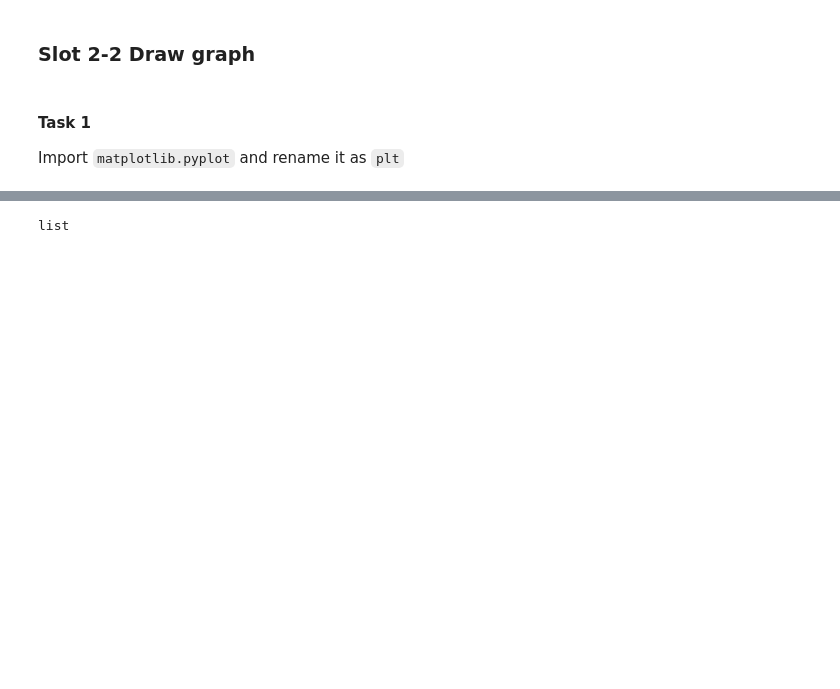
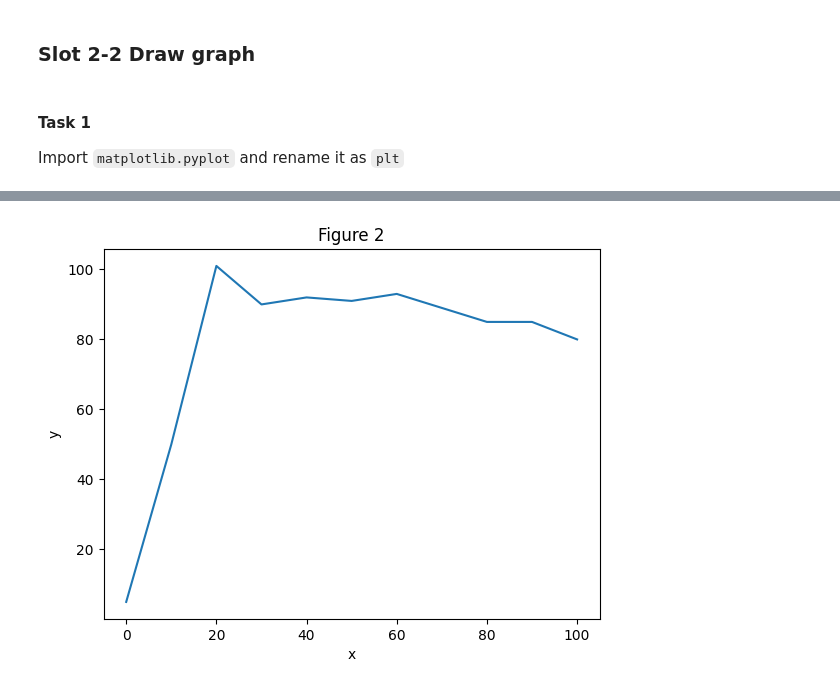
Before and after one commit to mechanical-design/260302_python_workshop, a Jupyter notebook: Slot2-2_draw_graph.ipynb, the cells around one changed output, grey strips where cells are left out. Cells and saved outputs as stored; diff of their text form; code cells hidden in the pictures; blank space fills up the shorter version.

```diff
--- a/Slot2-2_draw_graph.ipynb
+++ b/Slot2-2_draw_graph.ipynb
@@ -43,4 +50,12 @@ plt.show()
 # %%
-type(y_data)
+x_data = [0, 10, 20, 30, 40, 50, 60, 70, 80, 90, 100]
+y_data = [5, 50, 101, 90, 92, 91, 93, 89, 85, 85, 80]
+# Plot the data
+plt.plot(x_data,y_data)
+plt.ylabel('y')
+plt.xlabel('x')
+plt.title('Figure 2')
+# Display the plot
+plt.show()
 # %% [output]
-list
+[figure, added]
```
Also changed, not shown: parts of 3 cells of this notebook, 1 other file.
